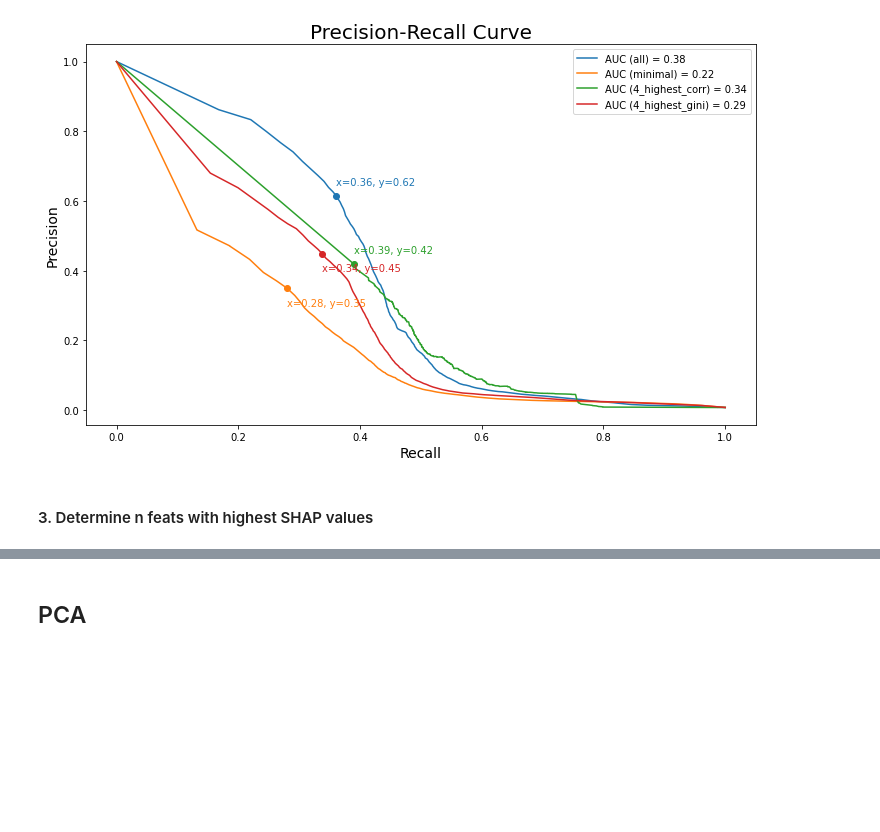
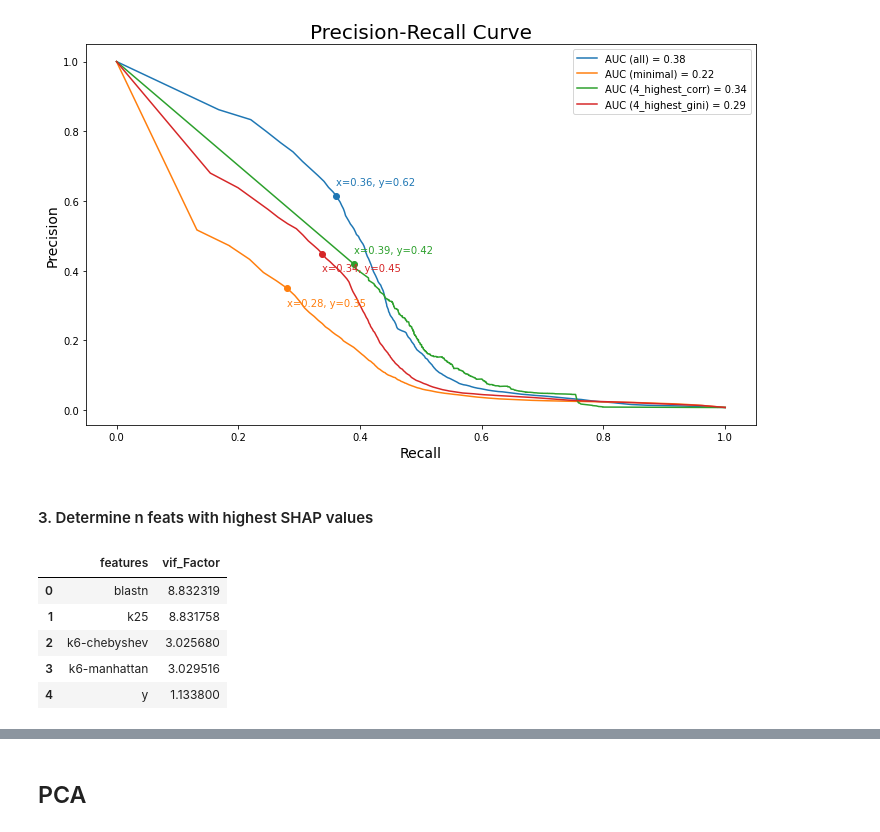
Before and after one commit to mikrzol/ML_bacteriophage_host_predicting, a Jupyter notebook: feature_exploration.ipynb, the cells around one changed output, grey strips where cells are left out. Cells and saved outputs as stored; diff of their text form; code cells hidden in the pictures; blank space fills up the shorter version.

```diff
--- a/feature_exploration.ipynb
+++ b/feature_exploration.ipynb
@@ -358,3 +358,18 @@ draw_precision_recall_curve([df_all_small, results_dfs['minimal'], results_dfs['
 [figure]
 # %% [markdown]
 #### 3. Determine n feats with highest SHAP values
+# %%
+shap_vals = load('test/shap_values_rfc.joblib')
+# %%
+mean_shap_vals = np.mean([np.mean(np.absolute(i), axis=0) for i in shap_vals], axis=0)
+# %%
+feats = list(pd.Series(data=mean_shap_vals, index=X_main.columns).sort_values(ascending=False).index)[0:4]
+# %%
+calculate_vif(feats)
+# %% [output]
+|  | features | vif_Factor |
+| 0 | blastn | 8.832319 |
+| 1 | k25 | 8.831758 |
+| 2 | k6-chebyshev | 3.025680 |
+| 3 | k6-manhattan | 3.029516 |
+| 4 | y | 1.133800 |
```
Also changed, not shown: parts of 3 cells of this notebook.
